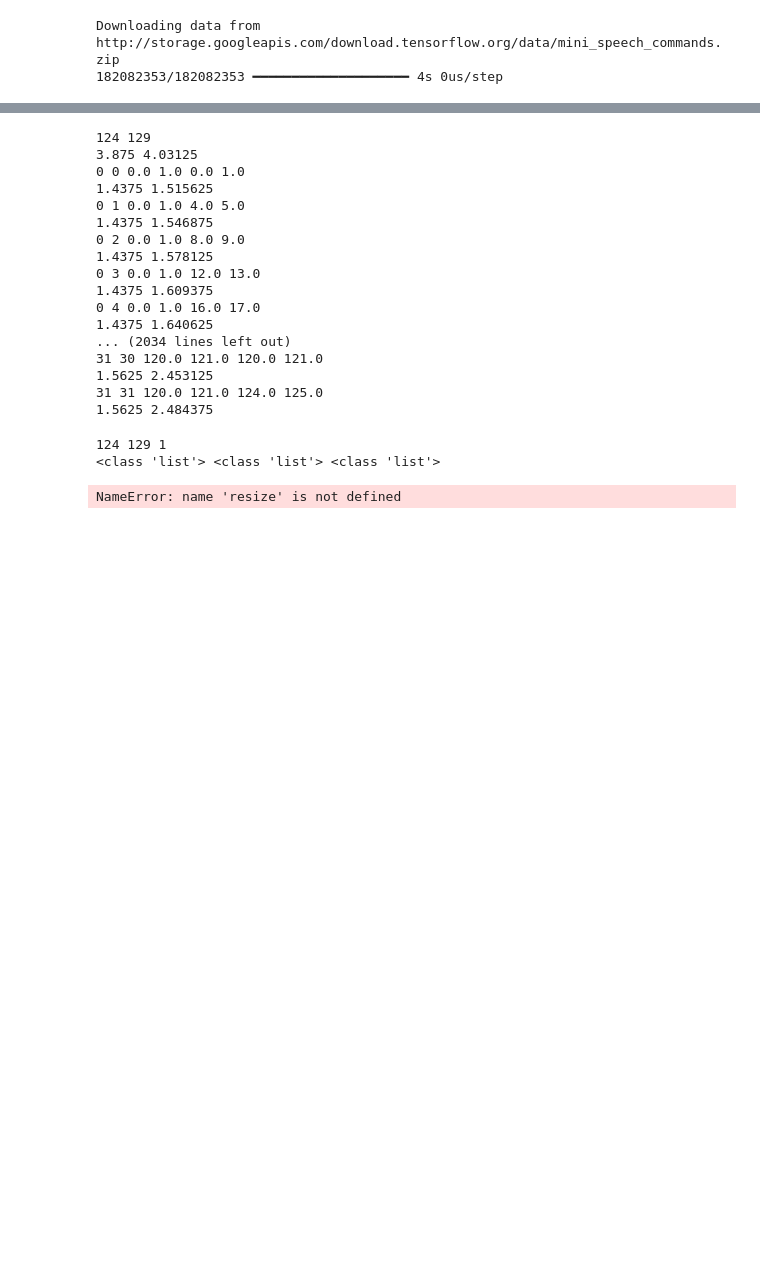
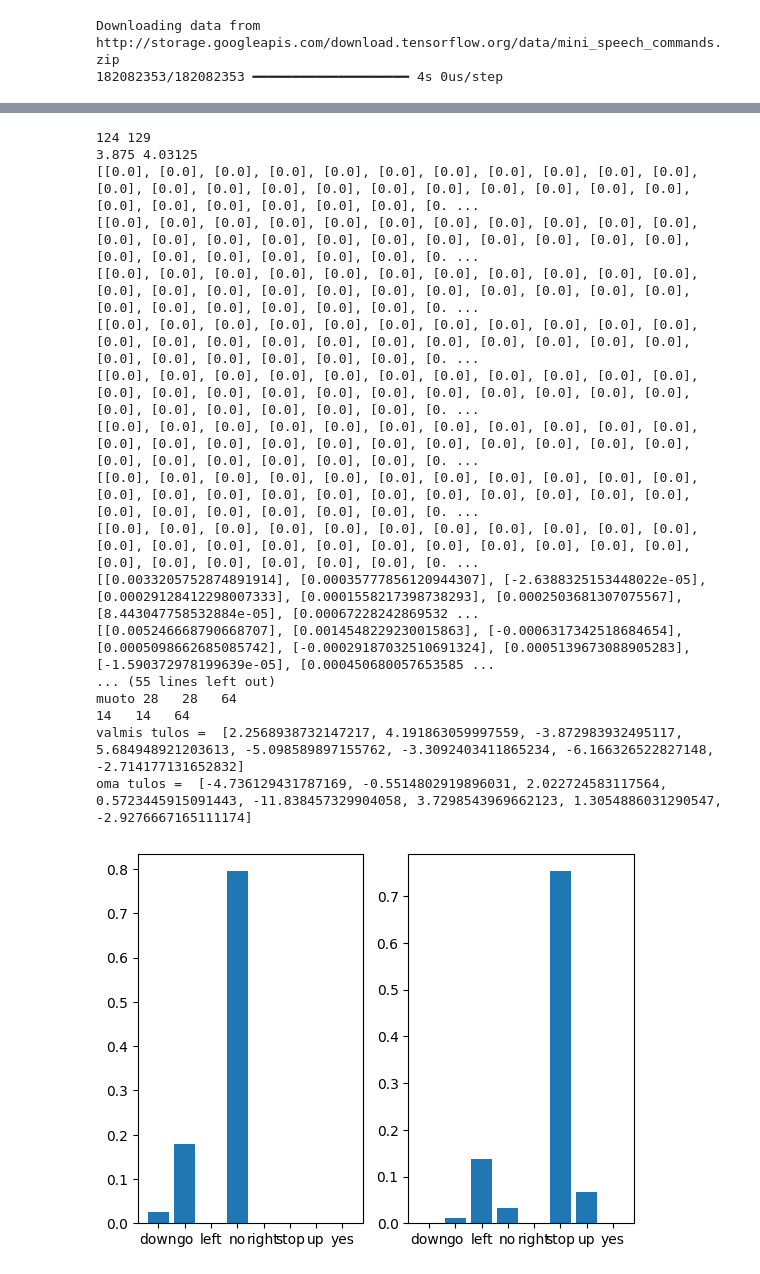
Before and after one commit to Nornalite/cnn_voice_recognition, a Jupyter notebook: Syksy2024_projektitehtava.ipynb, the cells around one changed output, grey strips where cells are left out. Saved outputs shown, nothing was run; the diff lists cells and outputs as text; code cells hidden in the pictures; blank space fills up the shorter version.

Commit message:
More tinkering with resize. / PAIN

```diff
--- a/Syksy2024_projektitehtava.ipynb
+++ b/Syksy2024_projektitehtava.ipynb
@@ -195,22 +195,28 @@ def resize(data, width, height):
     for j in range(height):
       for k in range(len(data[0][0])):
         # Koordinaatit lähimmille pikseleille alkuperäisessä kuvassa
-        low_x = (ratio_x * i)//1
-        high_x = (low_x + 1)//1
-        low_y = (ratio_y * j)//1
-        high_y = (low_y + 1)//1
+        low_x = int(ratio_x * i)
+        high_x = int(low_x + 1)
+        low_y = int(ratio_y * j)
+        high_y = int(low_y + 1)
         # Etäisyydet x- ja y-akseleilla ylänurkasta uuden kuvan laskettavaan pikseliin
-        len_1 = ((i + 0.5) * ratio_x) - (low_x + 0.5)
-        len_2 = ((j + 0.5) * ratio_y) - (low_y + 0.5)
-        value = (data[low_x][low_y] * ((ratio_x - len_1) ** 2)) + () + () + ()
-        #print(i, j, low_x, high_x, low_y, high_y)
-        #print(len_1, len_2)
+
+        len_x1 = ((i + 0.5) * ratio_x) - (low_x + 0.5)
+        len_x2 = (high_x + 0.5) - ((i + 0.5) * ratio_x)
+        len_y1 = ((j + 0.5) * ratio_y) - (low_y + 0.5)
+        len_y2 = (high_y + 0.5) - ((j + 0.5) * ratio_y)
+
+        value = (data[low_x][low_y][k] * len_x2 * len_y2)
+        value += (data[low_x][high_y][k] * len_x2 * len_y1)
+        value += (data[high_x][low_y][k] * len_x1 * len_y2)
+        value += (data[high_x][high_y][k] * len_x1 * len_y1)
         result[i][j][k] = value
+    print(result[i])
 
   return result
 
 
-resize(start_point, width, height)
+#resize(start_point, width, height)
 
 def normalize(data, weights):
   #print("normal data ", data)
@@ -227,6 +233,7 @@ def normalize(data, weights):
         result[i][j][k] += (data[i][j][k] - weights[0][0]) / (weights[1][0] ** 0.5)
 
   return result
+
 
 def convolution(data, weights, bias):
   #print("muoto", len(data), " ", len(data[0]), " ", len(data[0][0]))
@@ -345,24 +352,6 @@ def dense1(data, weights, bias):
 def dense2(data, weights, bias):
   result = matmul(data, weights, bias)
   return result
-# %% [output]
-124 129
-3.875 4.03125
-0 0 0.0 1.0 0.0 1.0
-1.4375 1.515625
-0 1 0.0 1.0 4.0 5.0
-1.4375 1.546875
-0 2 0.0 1.0 8.0 9.0
-1.4375 1.578125
-0 3 0.0 1.0 12.0 13.0
-1.4375 1.609375
-0 4 0.0 1.0 16.0 17.0
-1.4375 1.640625
-... (2034 lines left out)
-31 30 120.0 121.0 120.0 121.0
-1.5625 2.453125
-31 31 120.0 121.0 124.0 125.0
-1.5625 2.484375
 # %%
 (start, layer, end) = get_reference_layer("resizing_24", model)
 norm_weights = listify(get_layer_weights("normalization_24", model))
@@ -375,41 +364,58 @@ weights2 = listify(get_layer_weights("dense_52",model))
 layer_result = listify(model(x))
 
 start_point = start(x)
+testi = listify(layer(start_point))
 #print(start_point)
 start_point = listify(start_point)
-print(len(start_point), len(start_point[0]), len(start_point[0][0]))
-print(type(start_point), type(start_point[0]), type(start_point[0][0]))
 
 width = 32
 height = 32
 w0 = listify(norm_weights)
 w1 = listify(conv_weights1[0])
 b1 = listify(conv_weights1[1])
 w2 = listify(conv_weights2[0])
 b2 = listify(conv_weights2[1])
 w3 = listify(weights1[0])
 b3 = listify(weights1[1])
 w4 = listify(weights2[0])
 b4 = listify(weights2[1])
 
 step0 = resize(start_point, width, height)
+print()
+for i in range(len(testi)):
+  print(testi[i])
 step1 = normalize(step0, w0)
 step2 = convolution(step1, w1, b1)
 step3 = convolution(step2, w2, b2)
 step4 = maxpool(step3)
 step5 = flatten(step4)
 step6 = dense1(step5, w3, b3)
 layer_oma_result = dense2(step6, w4, b4)
 print("valmis tulos = ", layer_result)
 print("oma tulos = ", layer_oma_result)
 
 plt.figure(1)
 plt.subplot(1,2,1)
 plt.bar(x_labels, tf.nn.softmax(layer_result[:]))
 plt.subplot(1,2,2)
 plt.bar(x_labels, tf.nn.softmax(layer_oma_result[:]))
 plt.show()
 # %% [output]
-124 129 1
-<class 'list'> <class 'list'> <class 'list'>
+124 129
+3.875 4.03125
+[[0.0], [0.0], [0.0], [0.0], [0.0], [0.0], [0.0], [0.0], [0.0], [0.0], [0.0], [0.0], [0.0], [0.0], [0.0], [0.0], [0.0], [0.0], [0.0], [0.0], [0.0], [0.0], [0.0], [0.0], [0.0], [0.0], [0.0], [0.0], [0. ...
+[[0.0], [0.0], [0.0], [0.0], [0.0], [0.0], [0.0], [0.0], [0.0], [0.0], [0.0], [0.0], [0.0], [0.0], [0.0], [0.0], [0.0], [0.0], [0.0], [0.0], [0.0], [0.0], [0.0], [0.0], [0.0], [0.0], [0.0], [0.0], [0. ...
+[[0.0], [0.0], [0.0], [0.0], [0.0], [0.0], [0.0], [0.0], [0.0], [0.0], [0.0], [0.0], [0.0], [0.0], [0.0], [0.0], [0.0], [0.0], [0.0], [0.0], [0.0], [0.0], [0.0], [0.0], [0.0], [0.0], [0.0], [0.0], [0. ...
+[[0.0], [0.0], [0.0], [0.0], [0.0], [0.0], [0.0], [0.0], [0.0], [0.0], [0.0], [0.0], [0.0], [0.0], [0.0], [0.0], [0.0], [0.0], [0.0], [0.0], [0.0], [0.0], [0.0], [0.0], [0.0], [0.0], [0.0], [0.0], [0. ...
+[[0.0], [0.0], [0.0], [0.0], [0.0], [0.0], [0.0], [0.0], [0.0], [0.0], [0.0], [0.0], [0.0], [0.0], [0.0], [0.0], [0.0], [0.0], [0.0], [0.0], [0.0], [0.0], [0.0], [0.0], [0.0], [0.0], [0.0], [0.0], [0. ...
+[[0.0], [0.0], [0.0], [0.0], [0.0], [0.0], [0.0], [0.0], [0.0], [0.0], [0.0], [0.0], [0.0], [0.0], [0.0], [0.0], [0.0], [0.0], [0.0], [0.0], [0.0], [0.0], [0.0], [0.0], [0.0], [0.0], [0.0], [0.0], [0. ...
+[[0.0], [0.0], [0.0], [0.0], [0.0], [0.0], [0.0], [0.0], [0.0], [0.0], [0.0], [0.0], [0.0], [0.0], [0.0], [0.0], [0.0], [0.0], [0.0], [0.0], [0.0], [0.0], [0.0], [0.0], [0.0], [0.0], [0.0], [0.0], [0. ...
+[[0.0], [0.0], [0.0], [0.0], [0.0], [0.0], [0.0], [0.0], [0.0], [0.0], [0.0], [0.0], [0.0], [0.0], [0.0], [0.0], [0.0], [0.0], [0.0], [0.0], [0.0], [0.0], [0.0], [0.0], [0.0], [0.0], [0.0], [0.0], [0. ...
+[[0.0033205752874891914], [0.00035777856120944307], [-2.6388325153448022e-05], [0.00029128412298007333], [0.0001558217398738293], [0.0002503681307075567], [8.443047758532884e-05], [0.00067228242869532 ...
+[[0.005246668790668707], [0.0014548229230015863], [-0.0006317342518684654], [0.0005098662685085742], [-0.00029187032510691324], [0.0005139673088905283], [-1.590372978199639e-05], [0.000450680057653585 ...
+... (55 lines left out)
+muoto 28   28   64
+14   14   64
+valmis tulos =  [2.2568938732147217, 4.191863059997559, -3.872983932495117, 5.684948921203613, -5.098589897155762, -3.3092403411865234, -6.166326522827148, -2.714177131652832]
+oma tulos =  [-4.736129431787169, -0.5514802919896031, 2.022724583117564, 0.5723445915091443, -11.838457329904058, 3.7298543969662123, 1.3054886031290547, -2.9276667165111174]
-NameError: name 'resize' is not defined
+[figure, added]
```
